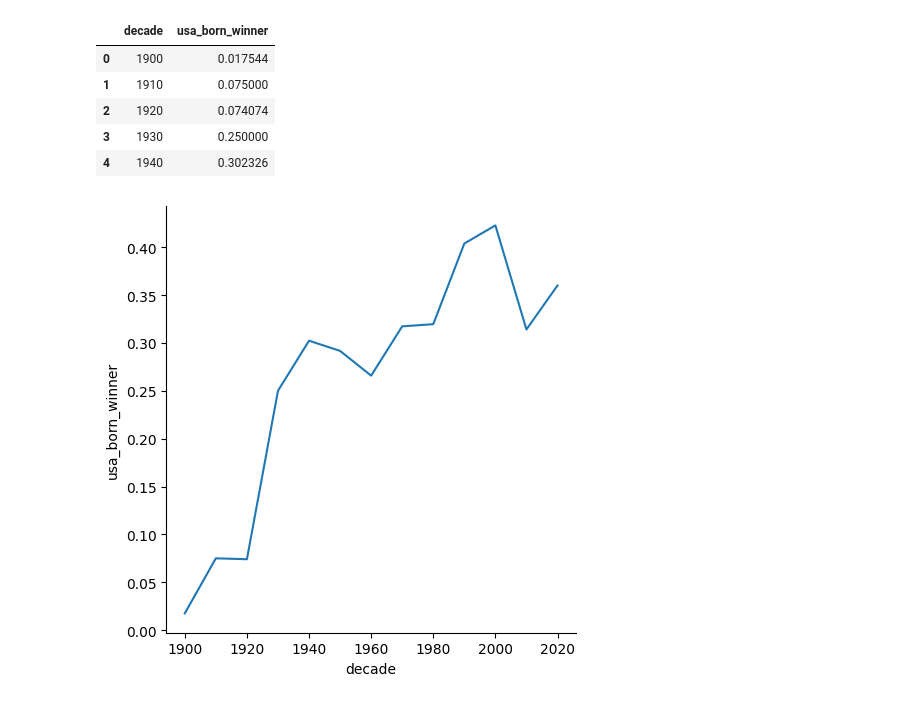
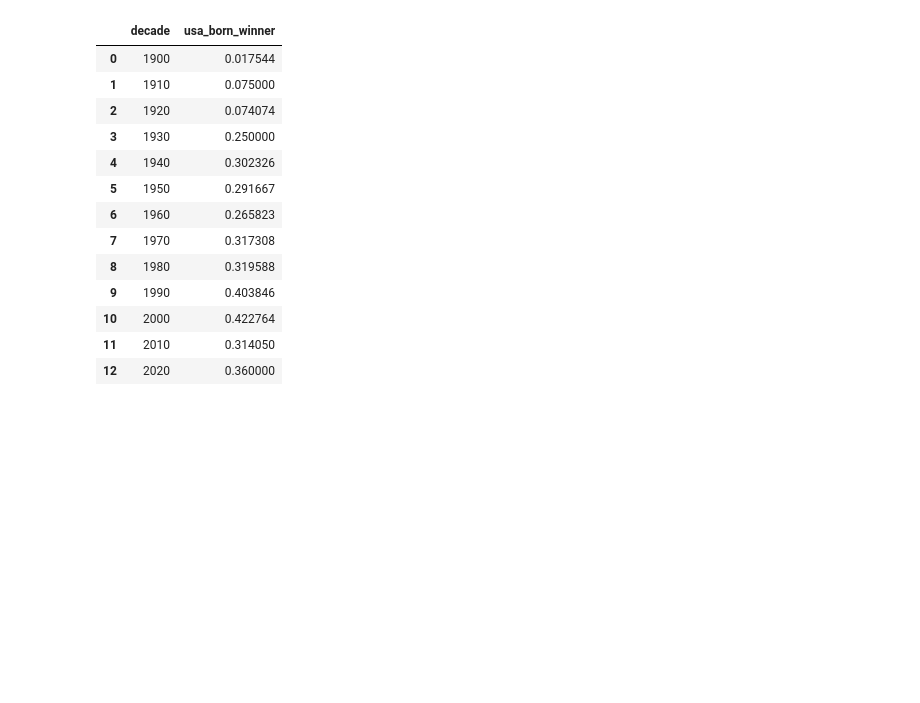
Before and after one commit to emrec21121/Portfolio, a Jupyter notebook: History of Nobel Prize Winners/History_of_Nobel_Prize_Winners.ipynb, the cells around one changed output. Saved outputs shown, nothing was run; the diff lists cells and outputs as text; code cells hidden in the pictures; blank space fills up the shorter version.

```diff
--- a/History of Nobel Prize Winners/History_of_Nobel_Prize_Winners.ipynb
+++ b/History of Nobel Prize Winners/History_of_Nobel_Prize_Winners.ipynb
@@ -28,18 +61,23 @@ top_gender, top_country
 # %%
 # Calculating the proportion of USA born winners per decade
-nobel['usa_born_winner'] = nobel['birth_country'] == 'United States of America'
-nobel['decade'] = (np.floor(nobel['year'] / 10) * 10).astype(int)
-prop_usa_winners = nobel.groupby('decade', as_index=False)['usa_born_winner'].mean()
-prop_usa_winners.head()
+nobel["usa_born_winner"] = nobel["birth_country"] == "United States of America"
+nobel["decade"] = (np.floor(nobel["year"] / 10) * 10).astype(int)
+prop_usa_winners = nobel.groupby("decade", as_index=False)["usa_born_winner"].mean()
+
+# Display the proportions of USA born winners per decade
+display(prop_usa_winners)
 # %% [output]
 |  | decade | usa_born_winner |
 | 0 | 1900 | 0.017544 |
 | 1 | 1910 | 0.075000 |
 | 2 | 1920 | 0.074074 |
 | 3 | 1930 | 0.250000 |
 | 4 | 1940 | 0.302326 |
+| 5 | 1950 | 0.291667 |
+| 6 | 1960 | 0.265823 |
+| 7 | 1970 | 0.317308 |
+| 8 | 1980 | 0.319588 |
+| 9 | 1990 | 0.403846 |
+| 10 | 2000 | 0.422764 |
+| 11 | 2010 | 0.314050 |
+| 12 | 2020 | 0.360000 |
-# %%
-# Plotting USA born winners
-ax1 = sns.relplot(x='decade', y='usa_born_winner', data=prop_usa_winners, kind="line")
-# %% [output]
-[figure, removed]
```
Also changed, not shown: parts of 24 cells of this notebook.
